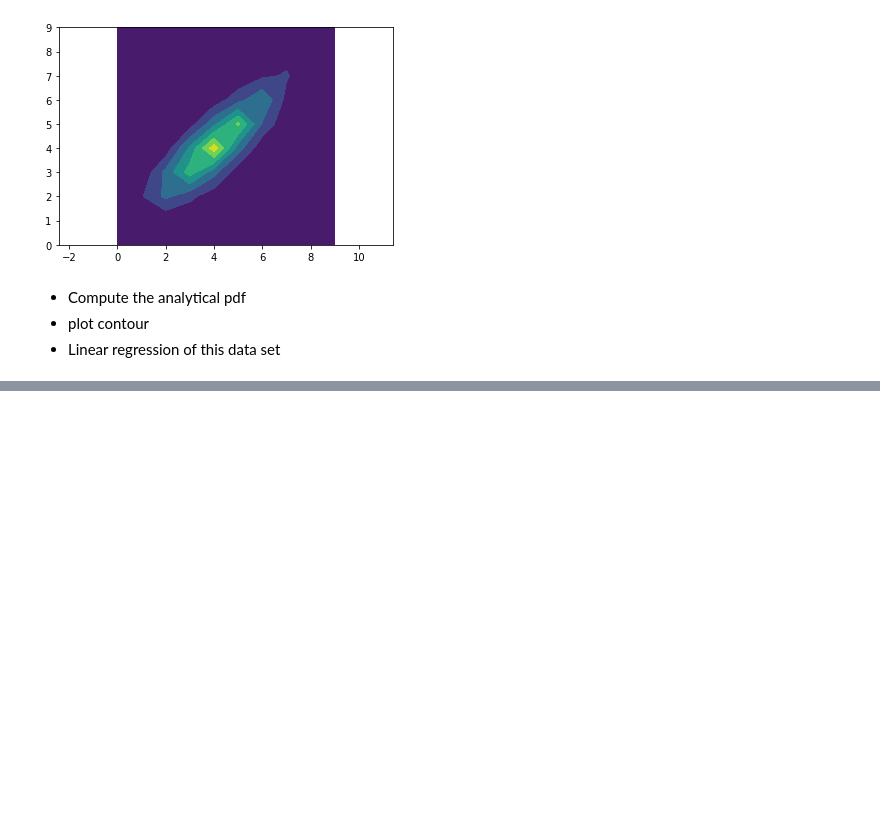
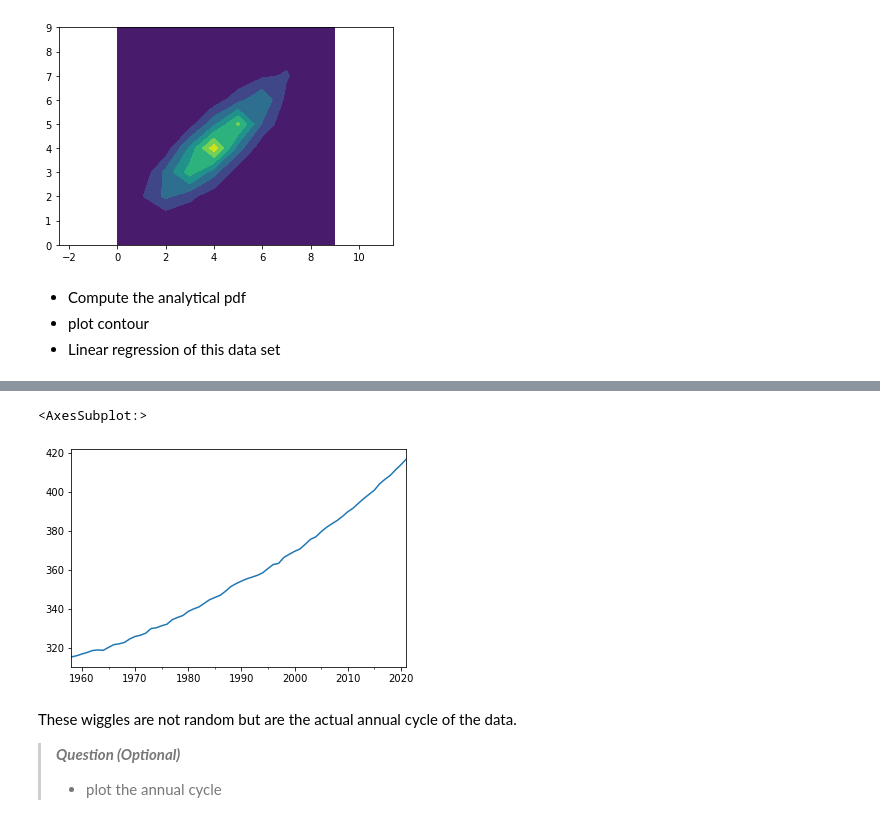
Before and after one commit to Pchambet/ml4climate, a Jupyter notebook: book/notebooks/1_introduction.ipynb, the cells around one changed output, grey strips where cells are left out. Cells and saved outputs as stored; diff of their text form; code cells hidden in the pictures; blank space fills up the shorter version.

```diff
--- a/book/notebooks/1_introduction.ipynb
+++ b/book/notebooks/1_introduction.ipynb
@@ -531,0 +592,9 @@ AttributeError: 'DataFrame' object has no attribute 'Mn'
+# %%
+df['CO2'].resample('YS').mean().plot()
+# %% [output]
+<AxesSubplot:>
+[figure, added]
+# %% [markdown]
+These wiggles are not random but are the actual annual cycle of the data.
+> ***Question (Optional)***
+> - plot the annual cycle
```
Also changed, not shown: parts of 28 cells of this notebook, 1 other file.
